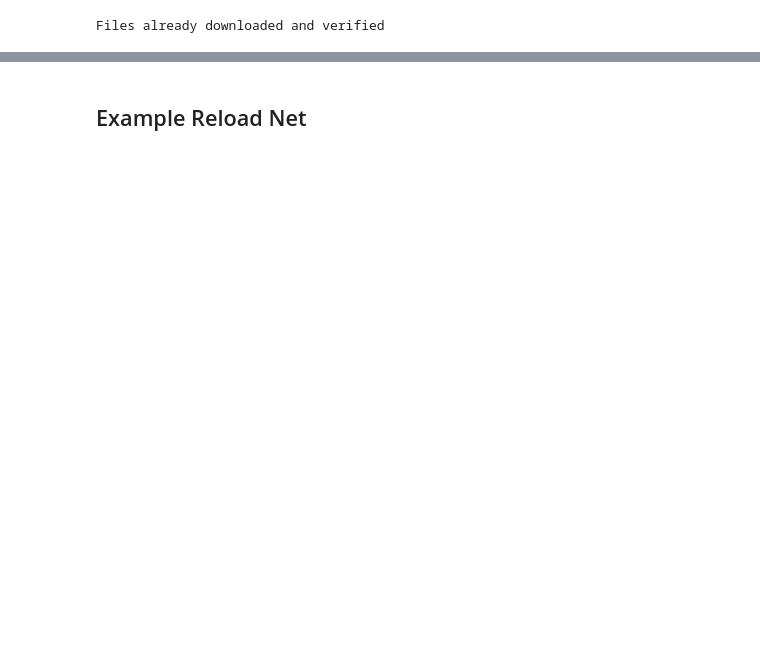
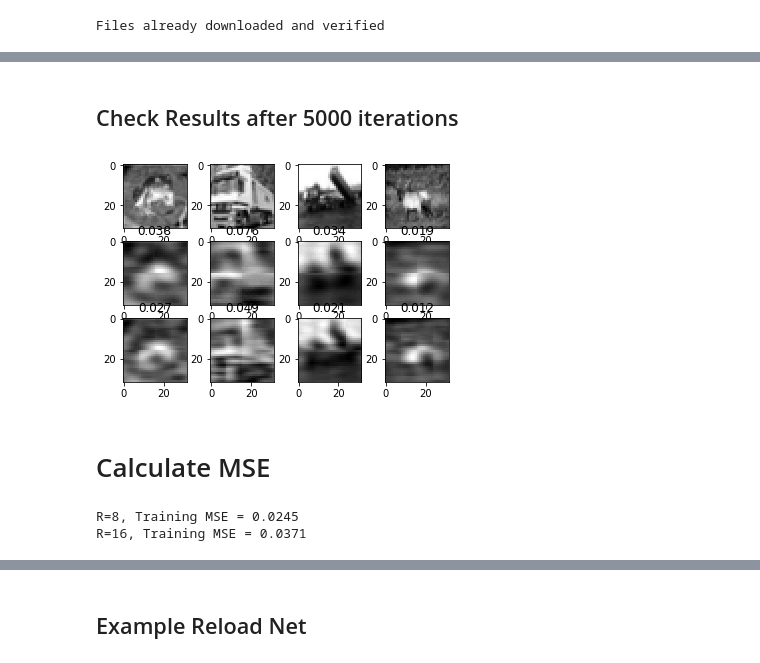
Before and after one commit to thejihuijin/PytorchModels, a Jupyter notebook: DeepCodec.ipynb, the cells around one changed output, grey strips where cells are left out. Cells and saved outputs as stored; diff of their text form; code cells hidden in the pictures; blank space fills up the shorter version.

```diff
--- a/DeepCodec.ipynb
+++ b/DeepCodec.ipynb
@@ -56,0 +184,71 @@ KeyboardInterrupt:
+# %% [markdown]
+## Check Results after 5000 iterations
+# %%
+#DC_trainset = torch.utils.data.TensorDataset(DC_data,DC_data)
+#DC_trainloader = torch.utils.data.DataLoader(DC_trainset, batch_size=batch_size,shuffle=True)
+#dataiter = iter(testloader)
+#images, labels = dataiter.next()
+r = 16
+GPU=False
+
+trainednet16 = DeepCodec(r)
+pathtoweights = './weights/trained/r=16/epoch_5000.weights'
+trainednet16.load_state_dict(torch.load(pathtoweights))
+
+trainednet8 = DeepCodec(8)
+pathtoweights8 = './weights/trained/r=8/epoch_5000.weights'
+trainednet8.load_state_dict(torch.load(pathtoweights8))
+
+if GPU:
+    untrainednet.cuda()
+    trainednet.cuda()
+for i in range(4):
+    img = batchtoimg(DC_data[2*i:2*(i+1)])
+    plt.subplot(3,4,i+1)
+    # print images
+    imshow(img)
+
+    inputVal = Variable(DC_data[2*i:2*(i+1)])
+    if GPU:
+        inputVal = inputVal.cuda()
+    output = trainednet16(inputVal)
+    netimg = batchtoimg(output.data)
+    plt.subplot(3,4,4+i+1)
+    imshow(netimg)
+    plt.title('%.3f' % torch.mean((img-netimg)**2))
+
+    output2 = trainednet8(inputVal)
+    netimg2 = batchtoimg(output2.data)
+    plt.subplot(3,4,8+i+1)
+    imshow(netimg2)
+    plt.title('%.3f' % torch.mean((img-netimg2)**2))
+# %% [output]
+[figure, added]
+# %% [markdown]
+# Calculate MSE
+# %%
+numdata = DC_data.shape[0]
+train_mses8 = np.zeros(numdata)
+train_mses16 = np.zeros(numdata)
+GPU = True
+if GPU:
+    trainednet16.cuda()
+    trainednet8.cuda()
+
+trainloader = torch.utils.data.DataLoader(DC_data, batch_size=100,shuffle=False)
+for ii,data in enumerate(trainloader):
+    if GPU:
+        inputVal = Variable(data.cuda())
+    else:
+        inputVal = Variable(data)
+
+    output = trainednet8(inputVal)
+    train_mses8[ii*100:(ii+1)*100] = torch.mean((inputVal.data - output.data)**2,1)[:,0]
+
+    output2 = trainednet16(inputVal)
+    train_mses16[ii*100:(ii+1)*100] = torch.mean((inputVal.data - output2.data)**2,1)[:,0]
+print('R=8, Training MSE = %.4f' % np.mean(train_mses8))
+print('R=16, Training MSE = %.4f' % np.mean(train_mses16))
+# %% [output]
+R=8, Training MSE = 0.0245
+R=16, Training MSE = 0.0371
```
Also changed, not shown: parts of 38 cells of this notebook, 2 other files.
